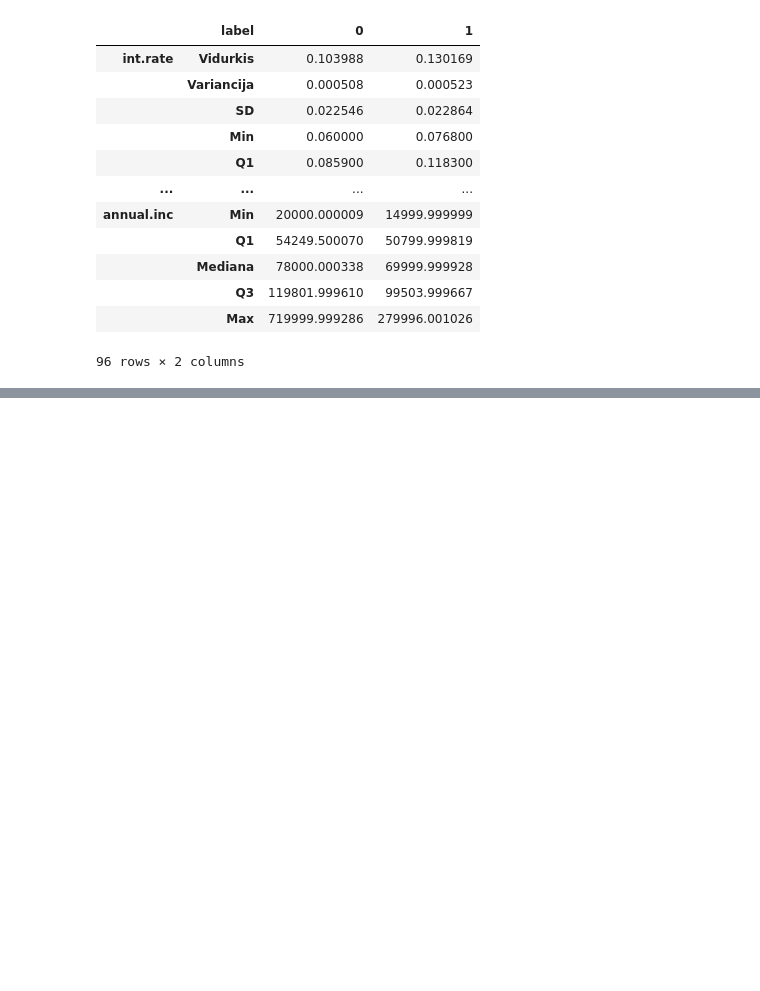
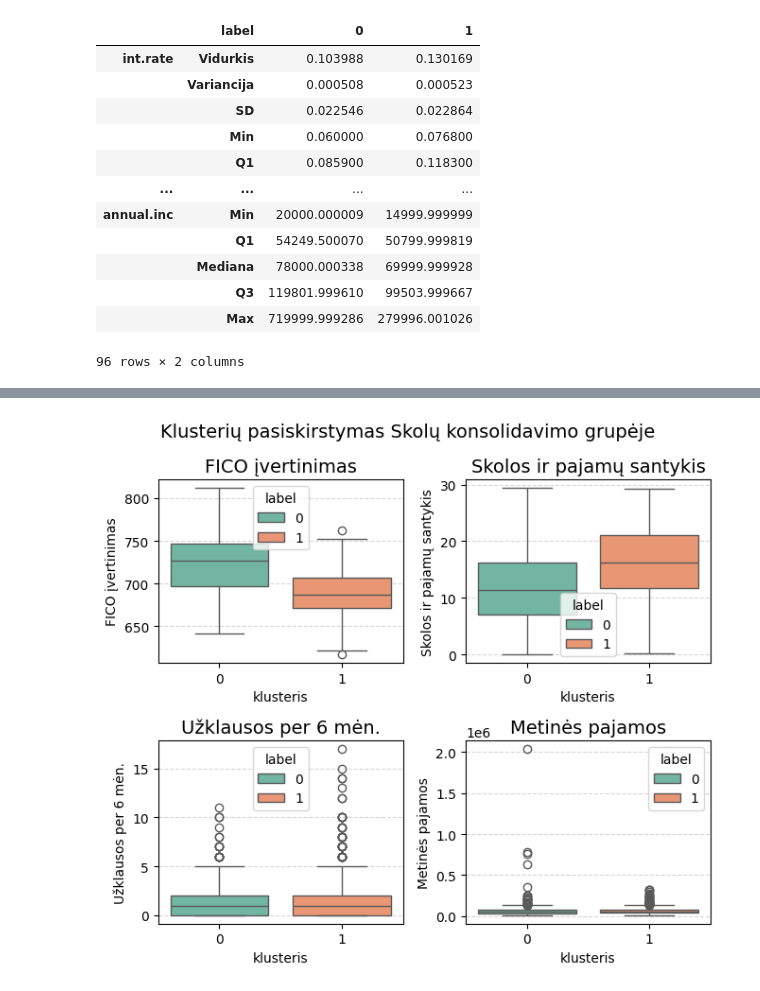
Before and after one commit to EvelinaDu/Papildomi_duomenu_vizualizavimo_skyriai, a Jupyter notebook: 3_laboratorinis/main.ipynb, the cells around one changed output, grey strips where cells are left out. Saved outputs shown, nothing was run; the diff lists cells and outputs as text; code cells hidden in the pictures; blank space fills up the shorter version.

```diff
--- a/3_laboratorinis/main.ipynb
+++ b/3_laboratorinis/main.ipynb
@@ -447,0 +415,12 @@ Passing `palette` without assigning `hue` is deprecated and will be removed in v
+# %%
+clustered_debt_consolidation_full = pd.read_csv('clustered_original_full_debt_consolidation.csv')
+clustered_credit_card_full = pd.read_csv('clustered_original_full_credit_card.csv')
+clustered_home_improvement_full = pd.read_csv('clustered_original_full_home_improvement.csv')
+
+data_w_clusters_debt_full = dfs['debt_consolidation'].reset_index()
+data_w_clusters_credit_full = dfs['credit_card'].reset_index()
+data_w_clusters_home_full = dfs['home_improvement'].reset_index()
+
+data_w_clusters_debt_full['label'] = clustered_debt_consolidation_full['cluster']
+data_w_clusters_credit_full['label'] = clustered_credit_card_full['cluster']
+data_w_clusters_home_full['label'] = clustered_home_improvement_full['cluster']
@@ -447,0 +475,4 @@ Passing `palette` without assigning `hue` is deprecated and will be removed in v
+# %%
+plot_2x2_boxplots(data_w_clusters_debt_full, 'Skolų konsolidavimo')
+# %% [output]
+[figure, added]
```
Also changed, not shown: parts of 19 cells of this notebook.
